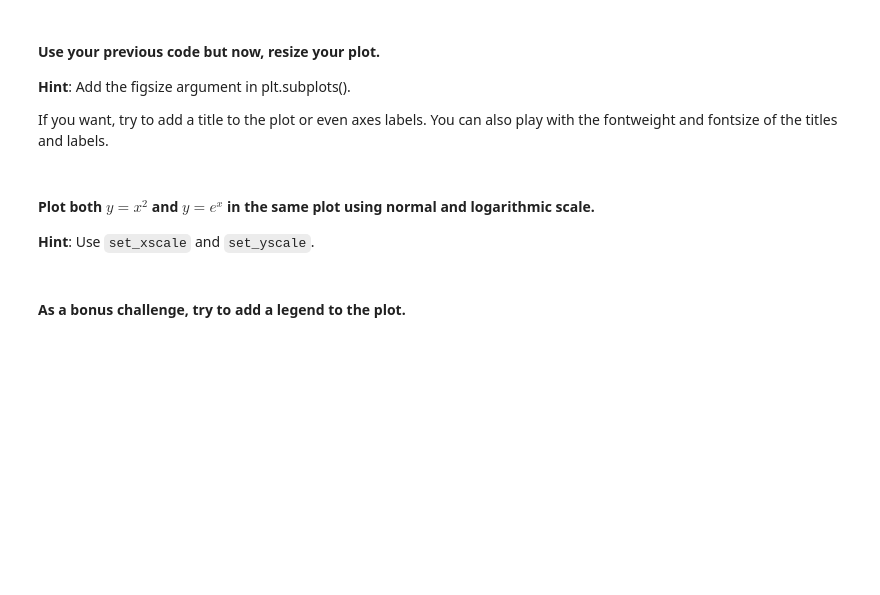
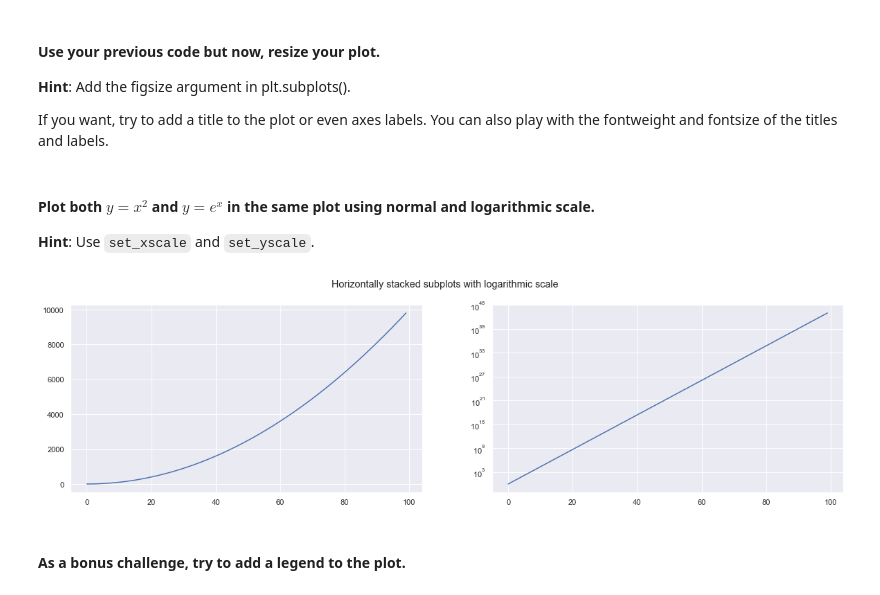
Before and after one commit to ta-data-lis/lab-matplotlib-seaborn, a Jupyter notebook: your-code/main.ipynb, the cells around one changed output. Cells and saved outputs as stored; diff of their text form; code cells hidden in the pictures; blank space fills up the shorter version.

```diff
--- a/your-code/main.ipynb
+++ b/your-code/main.ipynb
@@ -49,3 +62,16 @@ If you want, try to add a title to the plot or even axes labels. You can also pl
+# %%
+y = x**2
+z = 2.7182818284590452**x
+
+# your code here
+fig, (ax1,ax2) = plt.subplots(1,2, figsize=(20,5))
+fig.suptitle('Horizontally stacked subplots with logarithmic scale')
+ax1.plot(x, y)
+ax2.plot(x, z)
+ax2.set_yscale('log')
+plt.show()
+# %% [output]
+[figure, added]
 # %% [markdown]
 #### As a bonus challenge, try to add a legend to the plot.
 # %%
```
Also changed, not shown: parts of 52 cells of this notebook, 1 other file.
